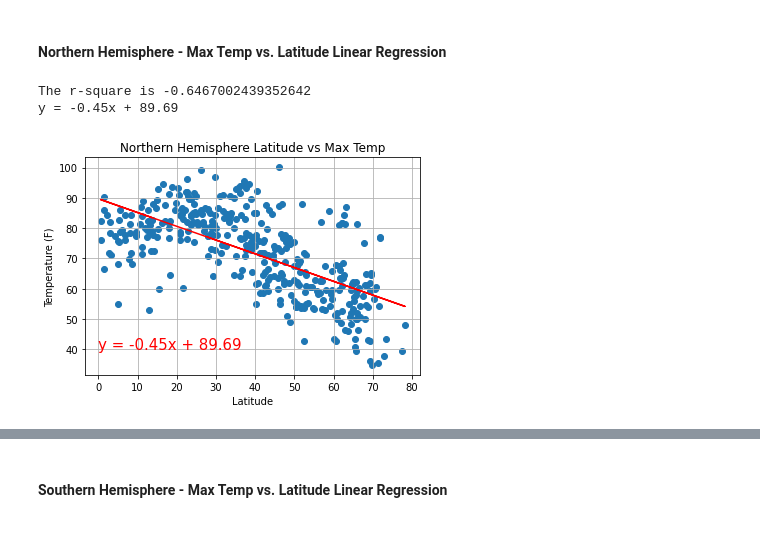
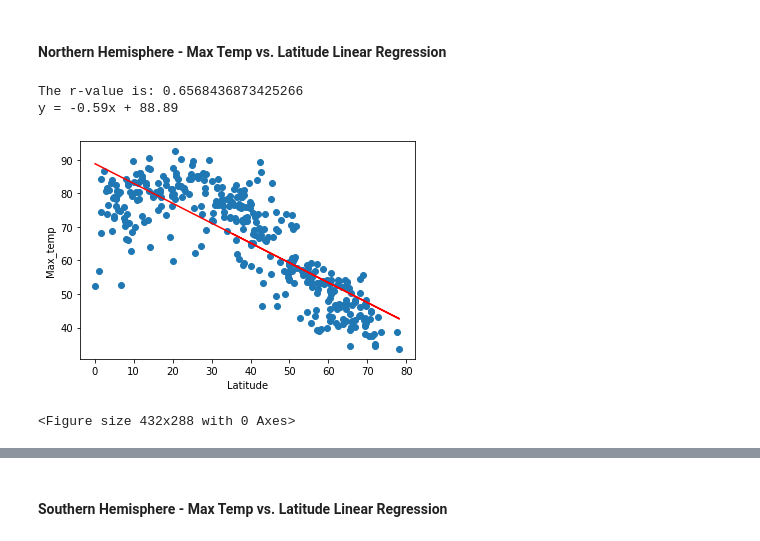
Before and after one commit to choward3413/challenge_python_api, a Jupyter notebook: WeatherPy.ipynb, the cells around one changed output, grey strips where cells are left out. Cells and saved outputs as stored; diff of their text form; code cells hidden in the pictures.

```diff
--- a/WeatherPy.ipynb
+++ b/WeatherPy.ipynb
@@ -145,4 +163,4 @@ weatherDictionary ={
 # %%
-weatherDF = pd.DataFrame(weatherDictionary)
-weatherDF.head(10)
+city_data_pd = pd.DataFrame(city_data)
+city_data_pd.head()
 # %% [output]
@@ -295,6 +320,27 @@ plt.savefig("../Images/City Latitude vs Wind Speed (mph).png")
 # %% [markdown]
 ## Linear Regression
+# %%
+def plot_linear_regression(x_values, y_values, title, text_coordinates):
+
+
+    (slope, intercept, rvalue, pvalue, stderr) = linregress(x_values, y_values)
+    regress_values = x_values * slope + intercept
+    line_eq = "y = " + str(round(slope,2)) + "x + " + str(round(intercept,2))
+
+
+    plt.scatter(x_values,y_values)
+    plt.plot(x_values,regress_values,"r-")
+    plt.annotate(line_eq,text_coordinates,fontsize=15,color="red")
+    plt.xlabel('Latitude')
+    plt.ylabel(title)
+
+    print(f'The r-value is: {rvalue**2}')
+    print(line_eq)
+
+
+
+    plt.show()
 # %%
 #Northern and Southern Hemisphere DataFrames
-northern_hemisphere = cleanWeatherDF.loc[cleanWeatherDF["Lat"] >= 0]
-southern_hemisphere = cleanWeatherDF.loc[cleanWeatherDF["Lat"] < 0]
+northern_hemisphere = city_data_pd.loc[city_data_pd["Lat"] >= 0]
+southern_hemisphere = city_data_pd.loc[city_data_pd["Lat"] < 0]
@@ -316,18 +349,12 @@ def linearRegression(x_values,y_values,regEQplotX,regEQplotY,y_label):
 # %%
 #set the data sets to compare
 x_values = northern_hemisphere["Lat"]
-y_values = northern_hemisphere["Max Temp"]
+y_values = northern_hemisphere["Max_temp"]
+plot_linear_regression(x_values, y_values, "Max_temp", (63,30))
 
-#label the y axis
-y_label = "Temperature (F)"
-#give the title
-plt.title('Northern Hemisphere Latitude vs Max Temp')
-#run the function with all 5 variables
-linearRegression(x_values,y_values,regEQplotX,regEQplotY,y_label)
-#save as a png to the neighboring output_data folder
-plt.savefig("../output_data/Northern Hemisphere Latitude vs Max Temp.png")
-plt.show()
+plt.savefig("output_data/Northern Hemisphere - Max Temp vs. Latitude Linear Regression.png")
 # %% [output]
-The r-square is -0.6467002439352642
-y = -0.45x + 89.69
+The r-value is: 0.6568436873425266
+y = -0.59x + 88.89
-[figure, old version]
+[figure, new version]
+<Figure size 432x288 with 0 Axes>
```
Also changed, not shown: parts of 38 cells of this notebook, 13 other files.
